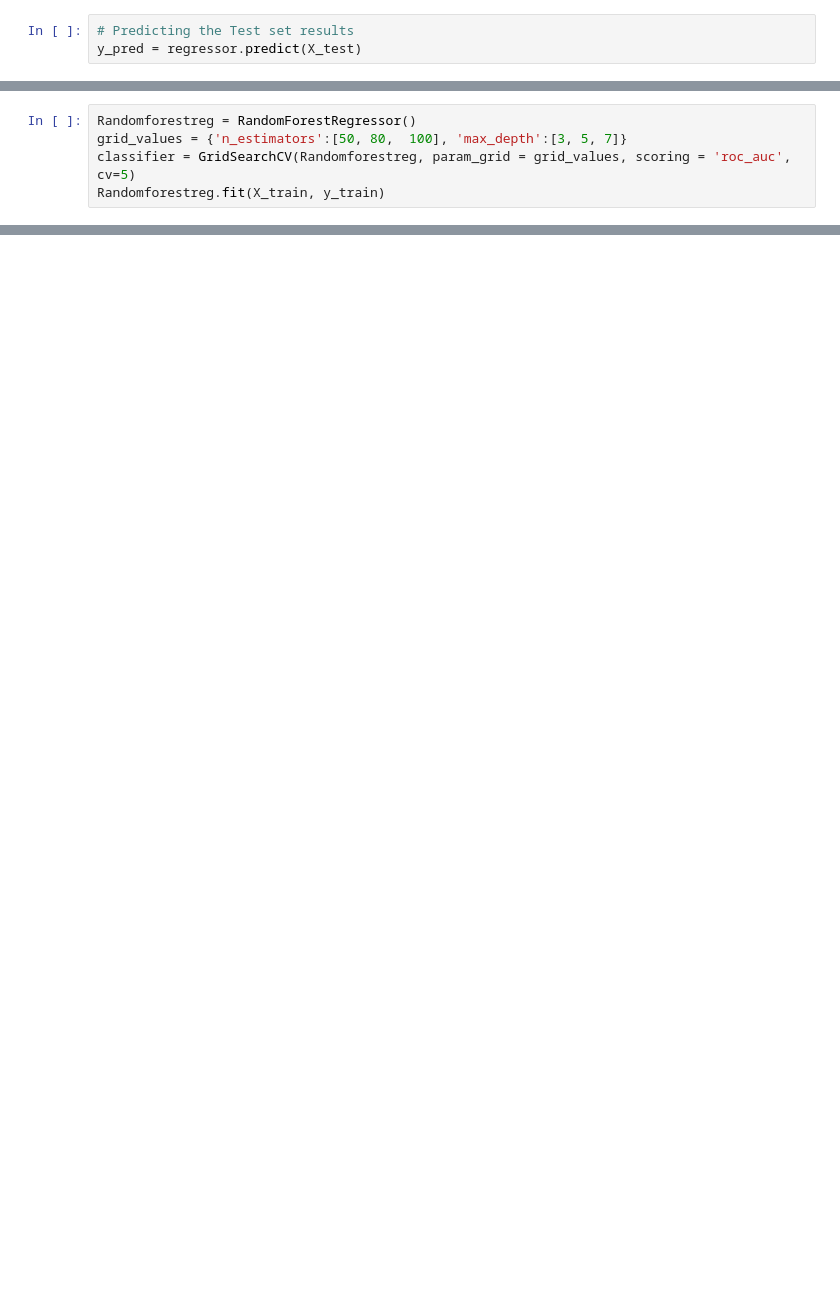
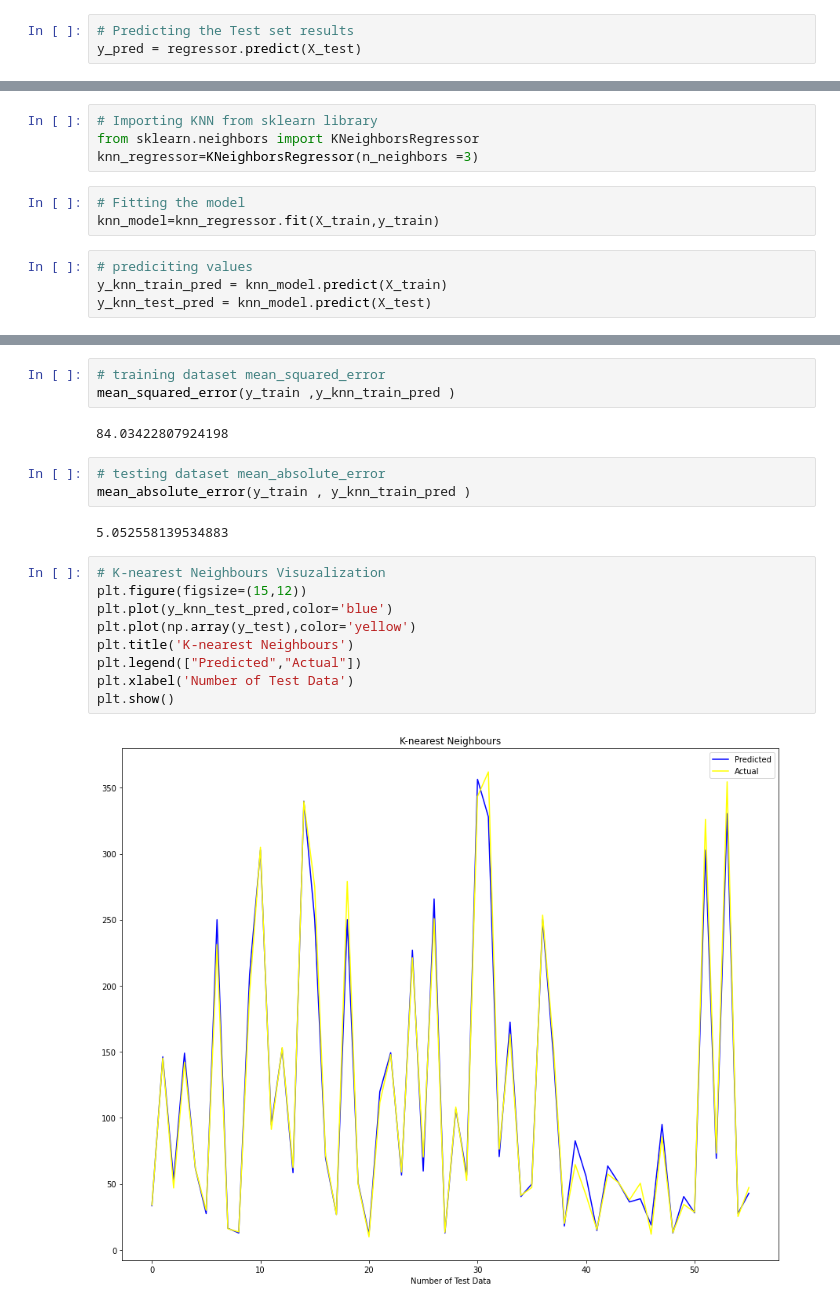
Before and after one commit to ekanshsinghrathore/Yes-Bank-Stock-Closing-Price-Prediction, a Jupyter notebook: Yes_Bank_Stock_Closing_Price_Prediction.ipynb, the cells around one changed output, grey strips where cells are left out. Cells and saved outputs as stored; diff of their text form; blank space fills up the shorter version.

```diff
--- a/Yes_Bank_Stock_Closing_Price_Prediction.ipynb
+++ b/Yes_Bank_Stock_Closing_Price_Prediction.ipynb
@@ -391,5 +345,0 @@ r2_score(y_test, y_pred_decisiontree)
-# %%
-Randomforestreg = RandomForestRegressor()
-grid_values = {'n_estimators':[50, 80,  100], 'max_depth':[3, 5, 7]}
-classifier = GridSearchCV(Randomforestreg, param_grid = grid_values, scoring = 'roc_auc', cv=5)
-Randomforestreg.fit(X_train, y_train)
@@ -397,0 +370,11 @@ RandomForestRegressor()
+# %%
+# Importing KNN from sklearn library
+from sklearn.neighbors import KNeighborsRegressor
+knn_regressor=KNeighborsRegressor(n_neighbors =3)
+# %%
+# Fitting the model
+knn_model=knn_regressor.fit(X_train,y_train)
+# %%
+# prediciting values
+y_knn_train_pred = knn_model.predict(X_train)
+y_knn_test_pred = knn_model.predict(X_test)
@@ -397,0 +391,21 @@ RandomForestRegressor()
+# %%
+# training dataset mean_squared_error
+mean_squared_error(y_train ,y_knn_train_pred )
+# %% [output]
+84.03422807924198
+# %%
+# testing dataset mean_absolute_error
+mean_absolute_error(y_train , y_knn_train_pred )
+# %% [output]
+5.052558139534883
+# %%
+# K-nearest Neighbours Visuzalization
+plt.figure(figsize=(15,12))
+plt.plot(y_knn_test_pred,color='blue')
+plt.plot(np.array(y_test),color='yellow')
+plt.title('K-nearest Neighbours')
+plt.legend(["Predicted","Actual"])
+plt.xlabel('Number of Test Data')
+plt.show()
+# %% [output]
+[figure, added]
```
Also changed, not shown: parts of 66 cells of this notebook.
